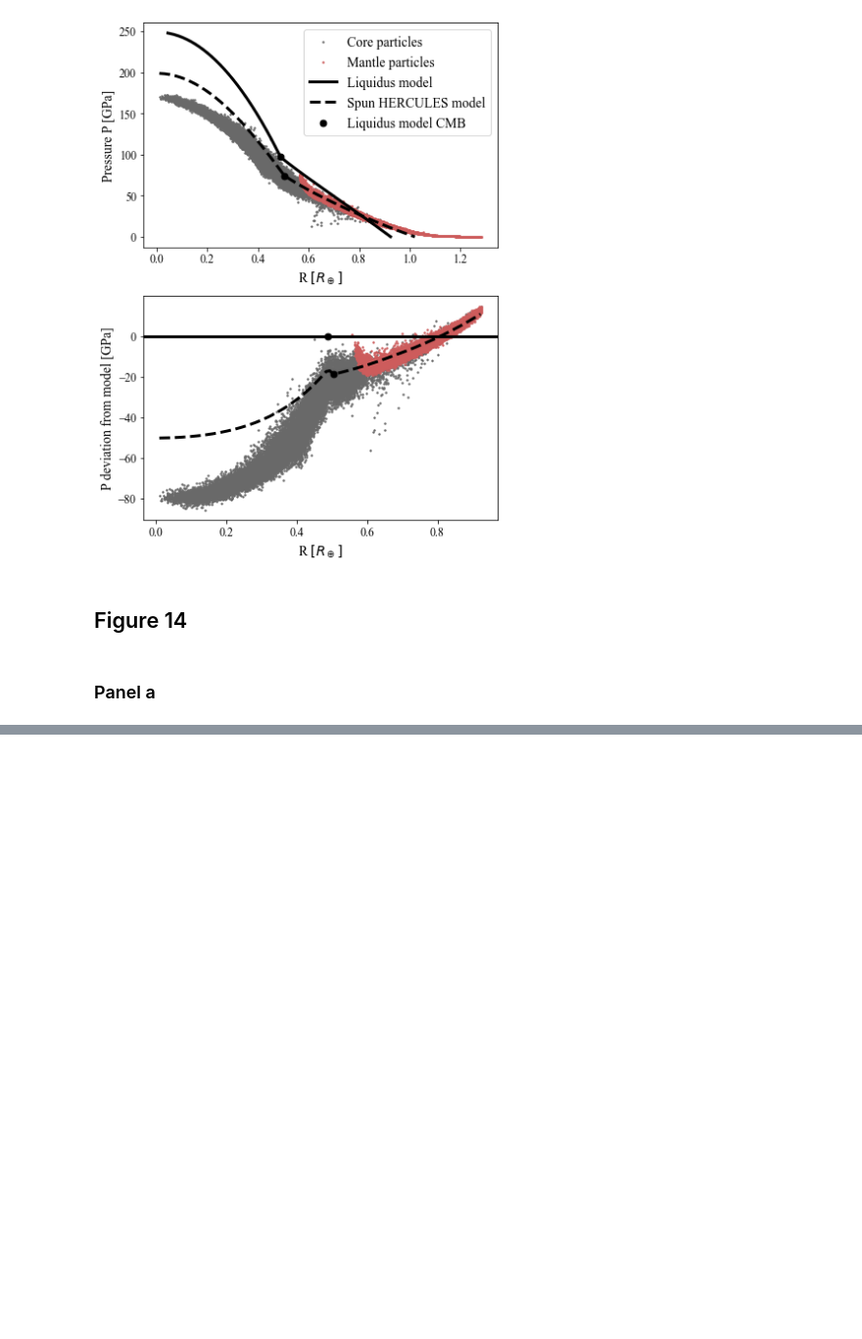
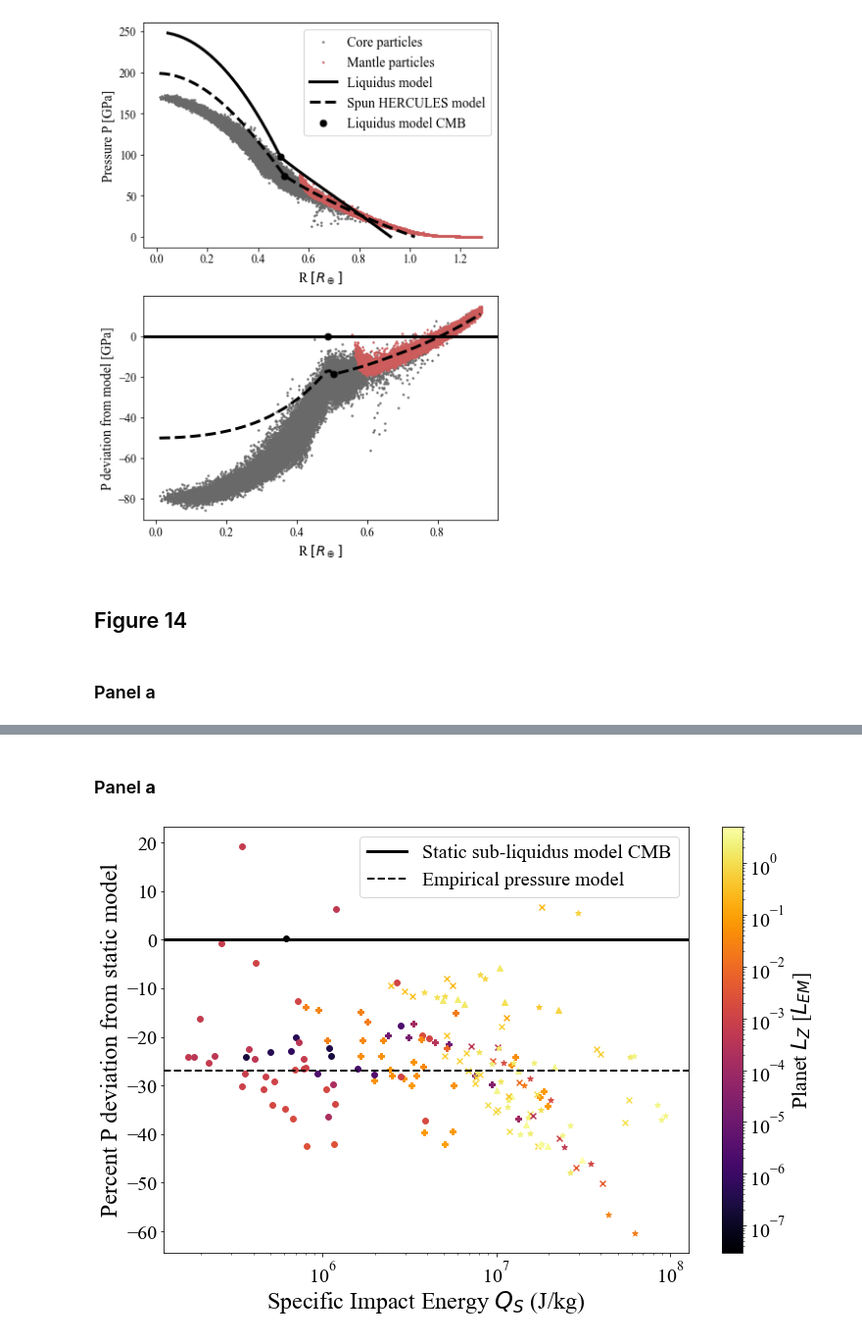
Before and after one commit to PlanetSim/SWIFT-survey-2024-paper-data, a Jupyter notebook: Manuscript_plots_only.ipynb, the cells around one changed output, grey strips where cells are left out. Shown at 98% size. Saved outputs shown, nothing was run; the diff lists cells and outputs as text; code cells hidden in the pictures; blank space fills up the shorter version.

```diff
--- a/Manuscript_plots_only.ipynb
+++ b/Manuscript_plots_only.ipynb
@@ -3344,0 +3678,6 @@ Pvalue_HERC_mass([accretionlist,partialaccretionlist],labels=None,colors='Lz',le
+# %% [markdown]
+### Panel **a**
+# %%
+P_rubie_QS([accretionlistno90,partialaccretionlistno90],labels=None,colors='Lz',legend=False,markers='size',fp=.73)#,savefig='hercules_a'
+# %% [output]
+[figure, added]
```
Also changed, not shown: parts of 49 cells of this notebook.
